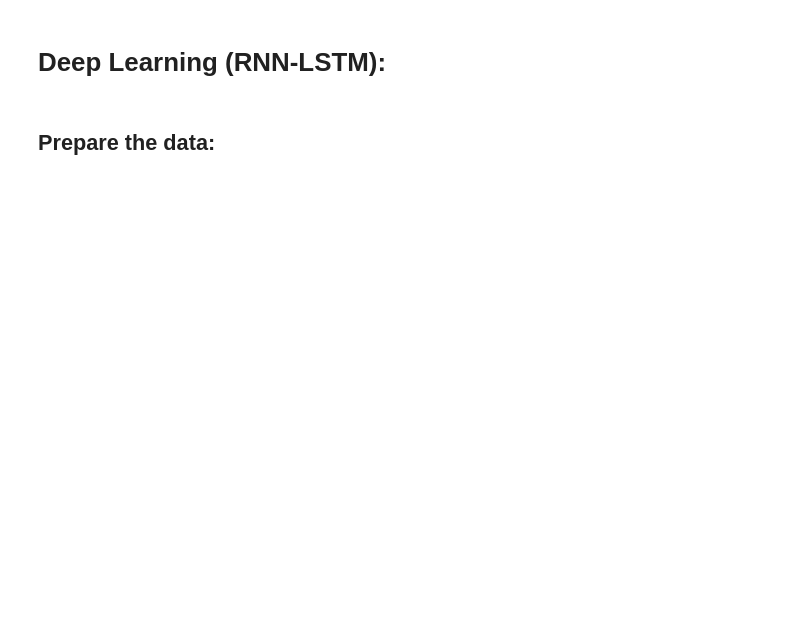
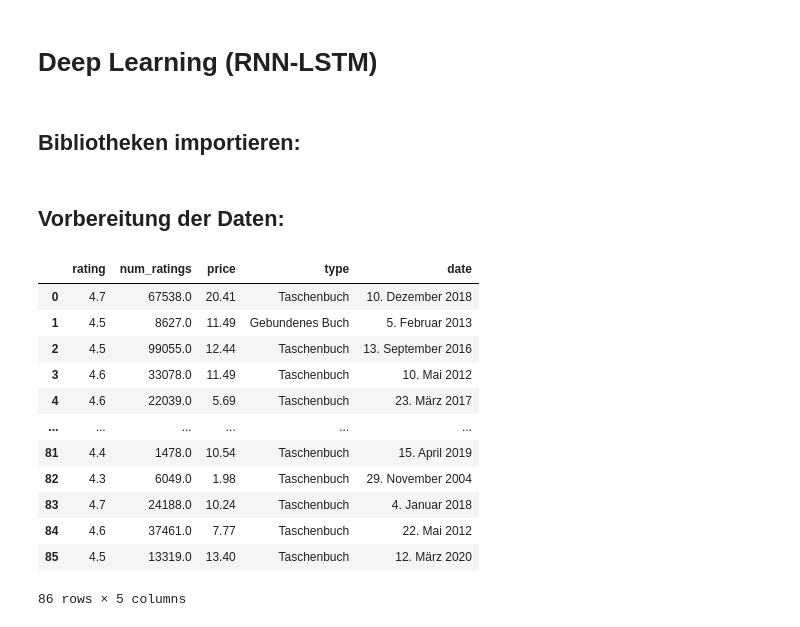
Before and after one commit to waldesas/AmazonProject, a Jupyter notebook: DeepLearning.ipynb, the cells around one changed output. Drawn from its saved outputs; the diff is of its cells as text; code cells hidden in the pictures; blank space fills up the shorter version.

```diff
--- a/DeepLearning.ipynb
+++ b/DeepLearning.ipynb
@@ -1,5 +1,7 @@
 # %% [markdown]
-# Deep Learning (RNN-LSTM):
+# Deep Learning (RNN-LSTM)
+# %% [markdown]
+## Bibliotheken importieren:
 # %%
 import numpy as np
 import pandas as pd
@@ -12,4 +17,19 @@ from sklearn.preprocessing import MinMaxScaler
-# %% [markdown]
-## Prepare the data:
+# %% [markdown]
+## Vorbereitung der Daten:
 # %%
-train = pd.read_csv('cleanbooksdata.csv')
+df = pd.read_csv('cleanbooksdata.csv')[['rating', 'num_ratings', 'price', 'type', 'date']]
+df
+# %% [output]
+|  | rating | num_ratings | price | type | date |
+| 0 | 4.7 | 67538.0 | 20.41 | Taschenbuch | 10. Dezember 2018 |
+| 1 | 4.5 | 8627.0 | 11.49 | Gebundenes Buch | 5. Februar 2013 |
+| 2 | 4.5 | 99055.0 | 12.44 | Taschenbuch | 13. September 2016 |
+| 3 | 4.6 | 33078.0 | 11.49 | Taschenbuch | 10. Mai 2012 |
+| 4 | 4.6 | 22039.0 | 5.69 | Taschenbuch | 23. März 2017 |
+| ... | ... | ... | ... | ... | ... |
+| 81 | 4.4 | 1478.0 | 10.54 | Taschenbuch | 15. April 2019 |
+| 82 | 4.3 | 6049.0 | 1.98 | Taschenbuch | 29. November 2004 |
+| 83 | 4.7 | 24188.0 | 10.24 | Taschenbuch | 4. Januar 2018 |
+| 84 | 4.6 | 37461.0 | 7.77 | Taschenbuch | 22. Mai 2012 |
+| 85 | 4.5 | 13319.0 | 13.40 | Taschenbuch | 12. März 2020 |
+86 rows × 5 columns
```
Also changed, not shown: parts of 32 cells of this notebook, 2 other files.
